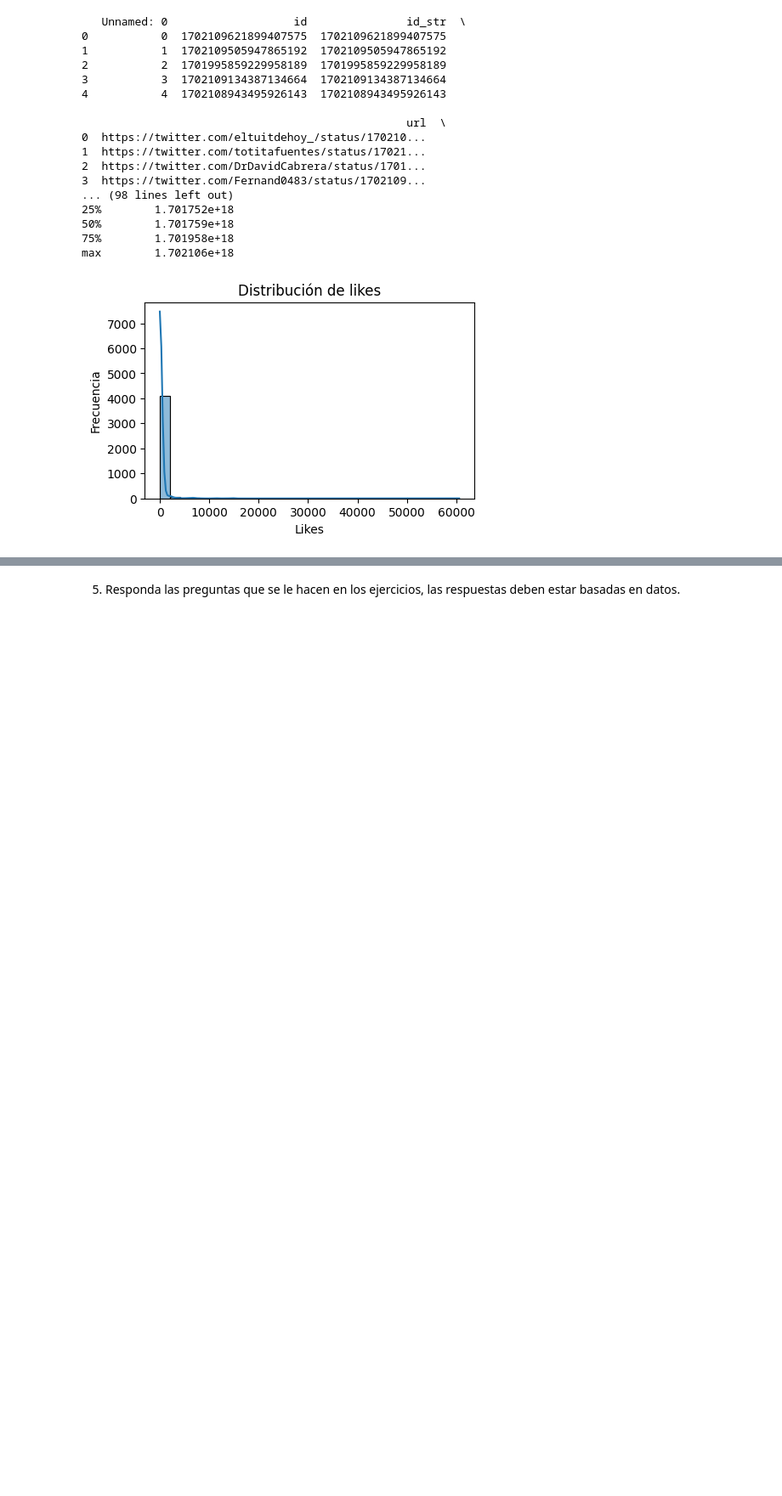
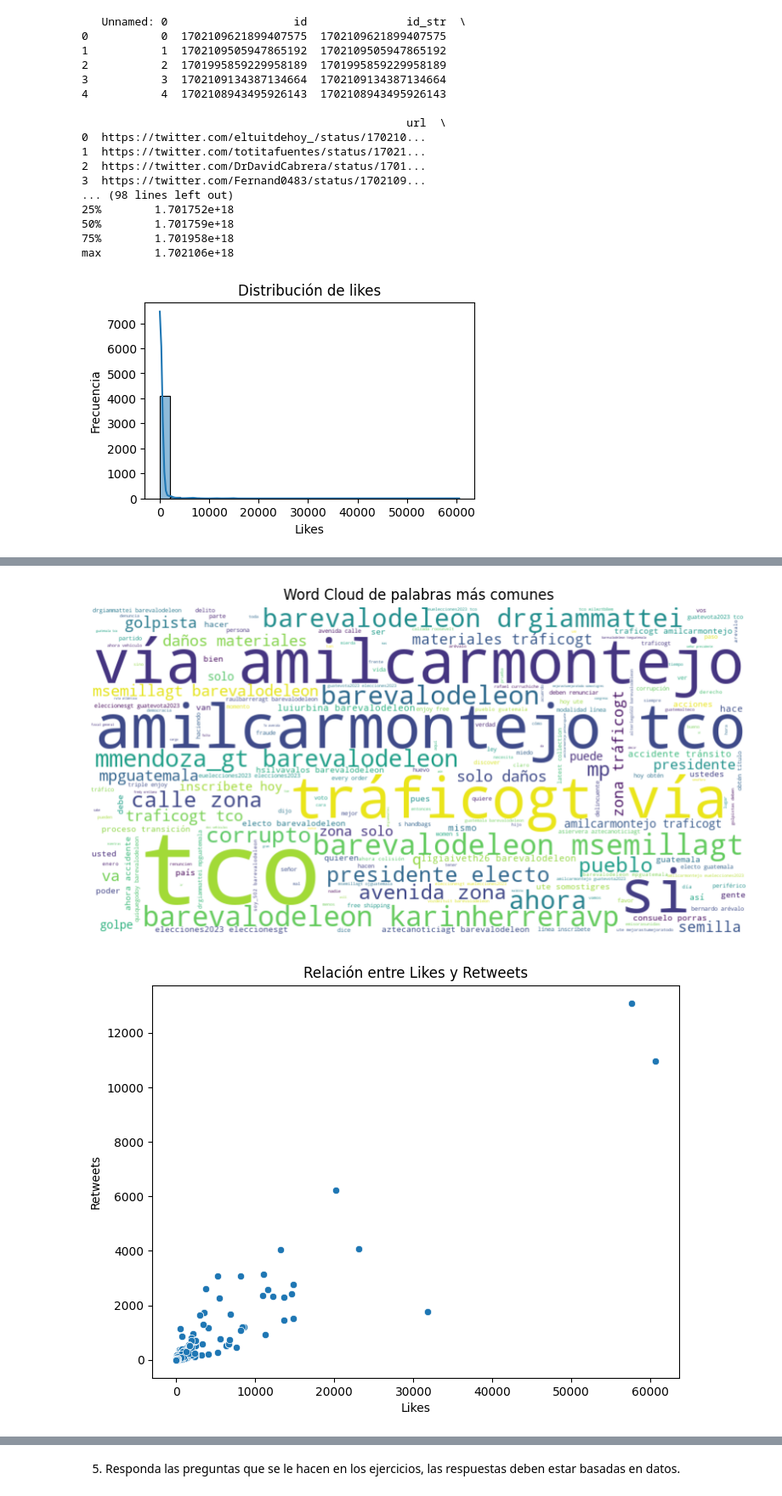
Before and after one commit to CristopherBarrios/Lab6-AnaliticaDeRedesSociales-DataScience, a Jupyter notebook: AnaliticaDeRedesSociales.ipynb, the cells around one changed output, grey strips where cells are left out. Shown: that part at 85% size. Saved outputs shown, nothing was run; the diff lists cells and outputs as text; code cells hidden in the pictures; blank space fills up the shorter version.

```diff
--- a/AnaliticaDeRedesSociales.ipynb
+++ b/AnaliticaDeRedesSociales.ipynb
@@ -411,0 +409,30 @@ KeyError: "['url', 'rawContent', 'retweetedTweet', 'quotedTweet'] not found in a
+# %%
+# Visualización de la distribución de texto preprocesado
+# Usar columna 'textA_preprocesado'para mostrar las palabras más comunes
+text = ' '.join(dataArevalo['textA_preprocesado'])
+wordcloud = WordCloud(width=800, height=400, max_words=200, background_color='white').generate(text)
+# Graficar
+plt.figure(figsize=(10, 6))
+plt.imshow(wordcloud, interpolation='bilinear')
+plt.title('Word Cloud de palabras más comunes')
+plt.axis('off')
+plt.show()
+
+# Visualización de la relación entre dos variables (scatter plot)
+# Relación entre 'likeCount' y 'retweetCount'
+plt.figure(figsize=(8, 6))
+sns.scatterplot(data=dataArevalo, x='likeCount', y='retweetCount')
+plt.title('Relación entre Likes y Retweets')
+plt.xlabel('Likes')
+plt.ylabel('Retweets')
+plt.show()
+
+# Correlación entre variables numéricas
+correlation_matrix = dataArevalo.corr()
+plt.figure(figsize=(10, 8))
+sns.heatmap(correlation_matrix, annot=True, cmap='coolwarm', fmt='.2f', linewidths=0.5)
+plt.title('Matriz de Correlación')
+plt.show()
+# %% [output]
+[figure, added]
+[figure, added]
```
Also changed, not shown: parts of 2 cells of this notebook.
